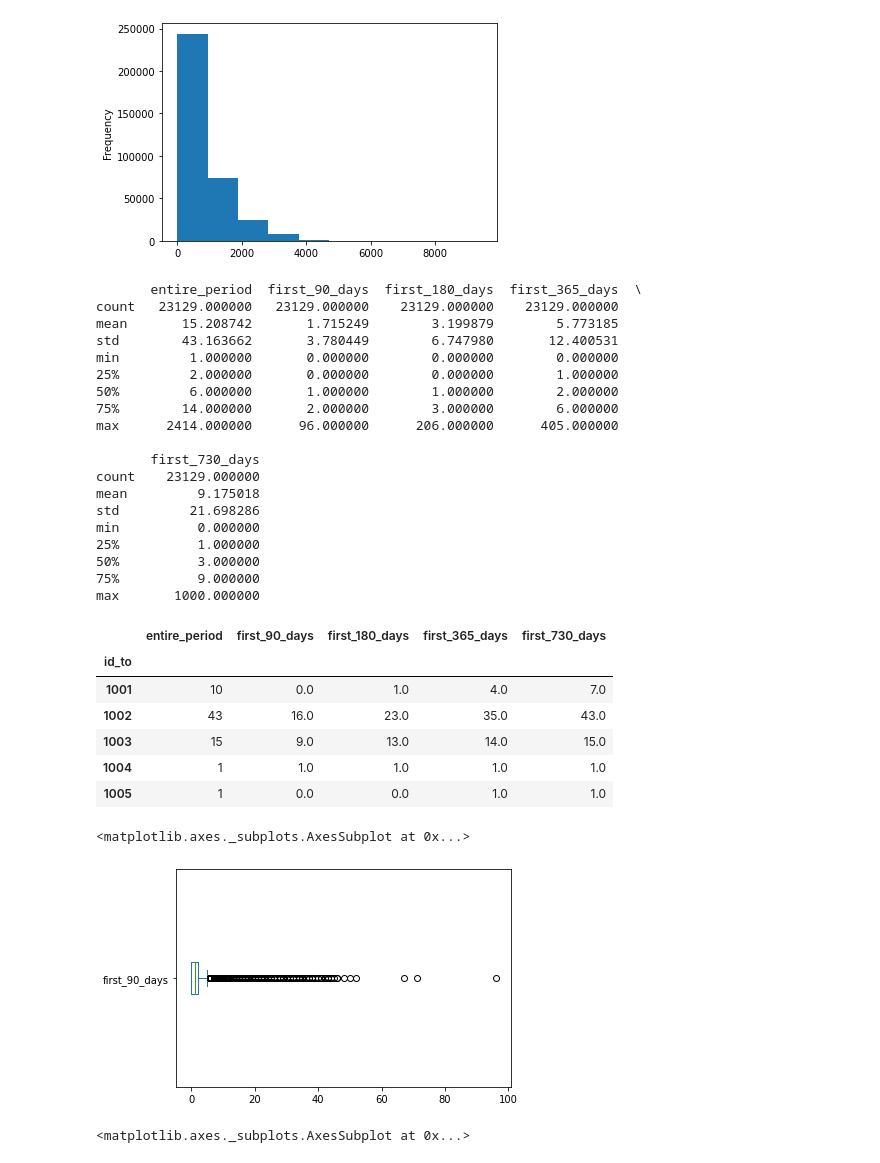
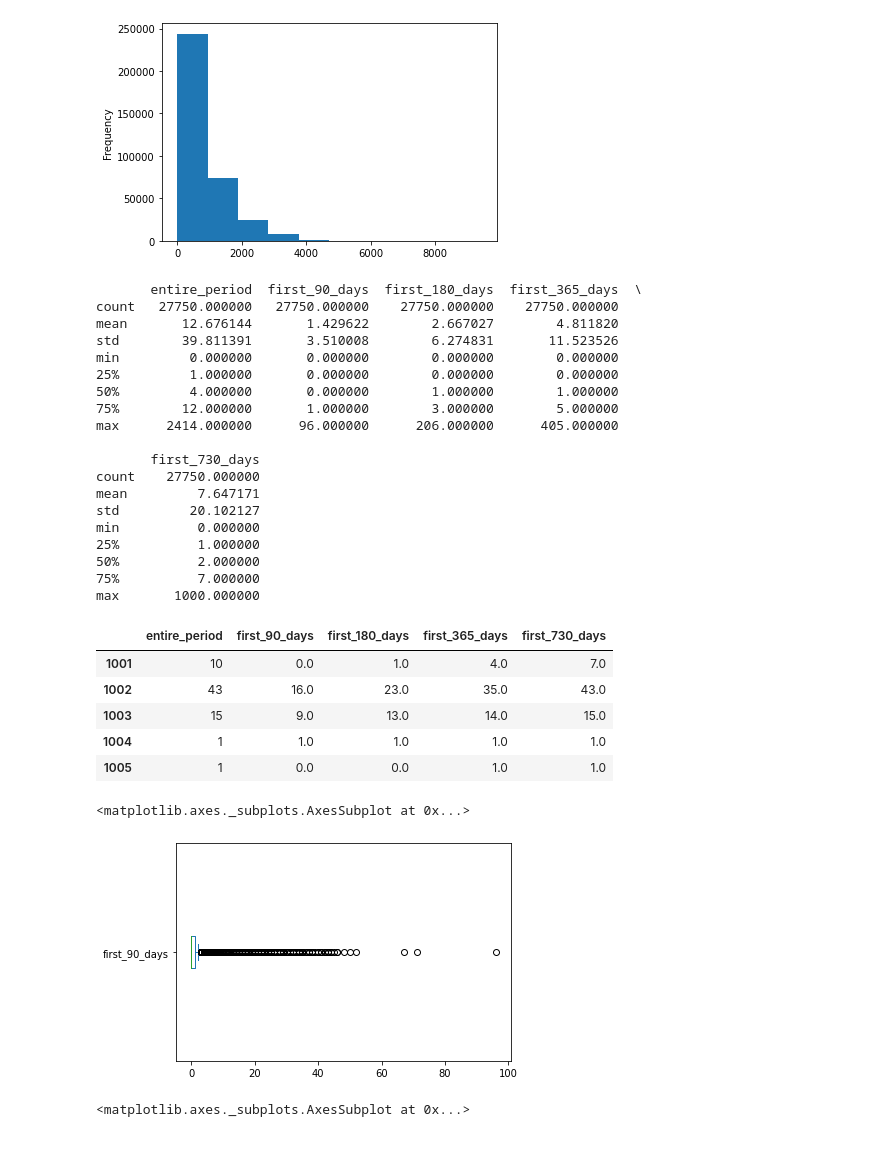
Before and after one commit to Nathanael210/WebMining, a Jupyter notebook: notebooks/target_definition.ipynb, the cells around one changed output. Cells and saved outputs as stored; diff of their text form; code cells hidden in the pictures.

Commit message:
add papers without citations

```diff
--- a/notebooks/target_definition.ipynb
+++ b/notebooks/target_definition.ipynb
@@ -88,49 +88,67 @@ Name: days_between, dtype: float64
 citations_per_paper = df.groupby('id_to')[['id_from']].nunique().rename(
     columns={"id_from": "entire_period"}
 )
+citations_per_paper.append(uncited['entire_period'])
 
 citations_per_paper['first_90_days'] = df[
     df['days_between']<=90
 ].groupby('id_to')['id_from'].nunique()
 
 citations_per_paper['first_180_days'] = df[
     df['days_between']<=180
 ].groupby('id_to')['id_from'].nunique()
 
 citations_per_paper['first_365_days'] = df[
     df['days_between']<=365
 ].groupby('id_to')['id_from'].nunique()
 
 citations_per_paper['first_730_days'] = df[
     df['days_between']<=730
 ].groupby('id_to')['id_from'].nunique()
 
+
+uncited = df[~df['id_from'].isin(df['id_to'])].groupby('id_from').count()
+uncited['entire_period'] = 0
+uncited['first_90_days'] = 0
+uncited['first_180_days'] = 0
+uncited['first_365_days'] = 0
+uncited['first_730_days'] = 0
+citations_per_paper = pd.concat([
+    citations_per_paper,
+    uncited[[
+        'entire_period',
+        'first_90_days',
+        'first_180_days',
+        'first_365_days',
+        'first_730_days',
+    ]],
+])
+
 citations_per_paper.fillna(0, inplace=True)
 
 print(citations_per_paper.describe())
 citations_per_paper.head()
 # %% [output]
        entire_period  first_90_days  first_180_days  first_365_days  \
-count   23129.000000   23129.000000    23129.000000    23129.000000
-mean       15.208742       1.715249        3.199879        5.773185
-std        43.163662       3.780449        6.747980       12.400531
-min         1.000000       0.000000        0.000000        0.000000
-25%         2.000000       0.000000        0.000000        1.000000
-50%         6.000000       1.000000        1.000000        2.000000
-75%        14.000000       2.000000        3.000000        6.000000
+count   27750.000000   27750.000000    27750.000000    27750.000000
+mean       12.676144       1.429622        2.667027        4.811820
+std        39.811391       3.510008        6.274831       11.523526
+min         0.000000       0.000000        0.000000        0.000000
+25%         1.000000       0.000000        0.000000        0.000000
+50%         4.000000       0.000000        1.000000        1.000000
+75%        12.000000       1.000000        3.000000        5.000000
 max      2414.000000      96.000000      206.000000      405.000000
 
        first_730_days
-count    23129.000000
-mean         9.175018
-std         21.698286
+count    27750.000000
+mean         7.647171
+std         20.102127
 min          0.000000
 25%          1.000000
-50%          3.000000
-75%          9.000000
+50%          2.000000
+75%          7.000000
 max       1000.000000
 |  | entire_period | first_90_days | first_180_days | first_365_days | first_730_days |
-| id_to |  |  |  |  |  |
 | 1001 | 10 | 0.0 | 1.0 | 4.0 | 7.0 |
 | 1002 | 43 | 16.0 | 23.0 | 35.0 | 43.0 |
 | 1003 | 15 | 9.0 | 13.0 | 14.0 | 15.0 |
@@ -140,7 +158,7 @@ max       1000.000000
 citations_per_paper['first_90_days'].plot(kind='box', vert=False)
 # %% [output]
 <matplotlib.axes._subplots.AxesSubplot at 0x...>
-[figure, old version]
+[figure, new version]
 # %%
 citations_per_paper['first_180_days'].plot(kind='box', vert=False)
 # %% [output]
```
Also changed, not shown: parts of 5 cells of this notebook.
